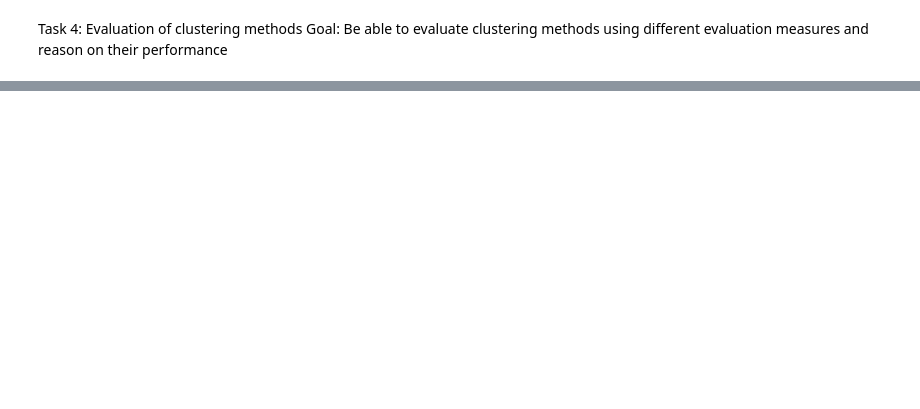
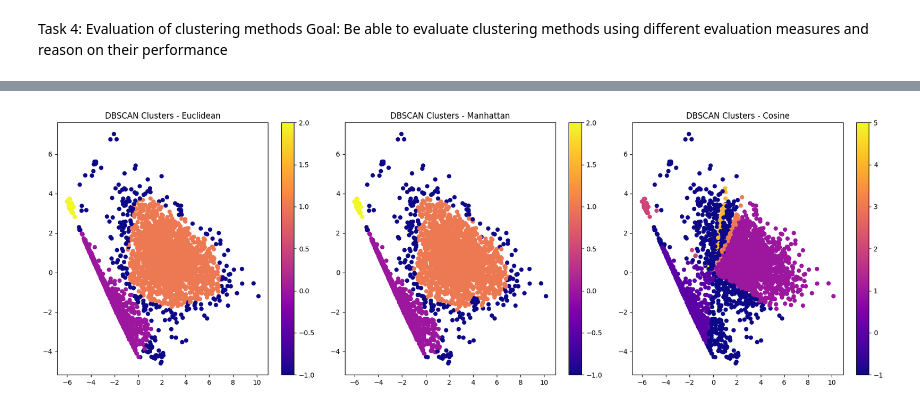
Before and after one commit to GijsKUU/DA2, a Jupyter notebook: DA2notebook.ipynb, the cells around one changed output, grey strips where cells are left out. Cells and saved outputs as stored; diff of their text form; code cells hidden in the pictures; blank space fills up the shorter version.

```diff
--- a/DA2notebook.ipynb
+++ b/DA2notebook.ipynb
@@ -594,0 +593,30 @@ def cosine_similarity_distance(p1, p2):
+# %%
+
+
+# Apply PCA to reduce data to 2 dimensions
+pca = PCA(n_components=2)
+dataOHN_subset_pca = pca.fit_transform(df_sample)
+
+# Create a 1x3 plot for visualizing clusters from the three DBSCAN methods
+fig, axes = plt.subplots(1, 3, figsize=(18, 6))
+
+# Visualization for Euclidean DBSCAN
+scatter1 = axes[0].scatter(dataOHN_subset_pca[:, 0], dataOHN_subset_pca[:, 1], c=eucl_labs, cmap='plasma', s=30)
+axes[0].set_title('DBSCAN Clusters - Euclidean')
+fig.colorbar(scatter1, ax=axes[0])
+
+# Visualization for Manhattan DBSCAN
+scatter2 = axes[1].scatter(dataOHN_subset_pca[:, 0], dataOHN_subset_pca[:, 1], c=man_labs, cmap='plasma', s=30)
+axes[1].set_title('DBSCAN Clusters - Manhattan')
+fig.colorbar(scatter2, ax=axes[1])
+
+# Visualization for Cosine DBSCAN
+scatter3 = axes[2].scatter(dataOHN_subset_pca[:, 0], dataOHN_subset_pca[:, 1], c=cos_labs, cmap='plasma', s=30)
+axes[2].set_title('DBSCAN Clusters - Cosine')
+fig.colorbar(scatter3, ax=axes[2])
+
+# Show the plot
+plt.tight_layout()
+plt.show()
+# %% [output]
+[figure, added]
```
Also changed, not shown: parts of 13 cells of this notebook.
